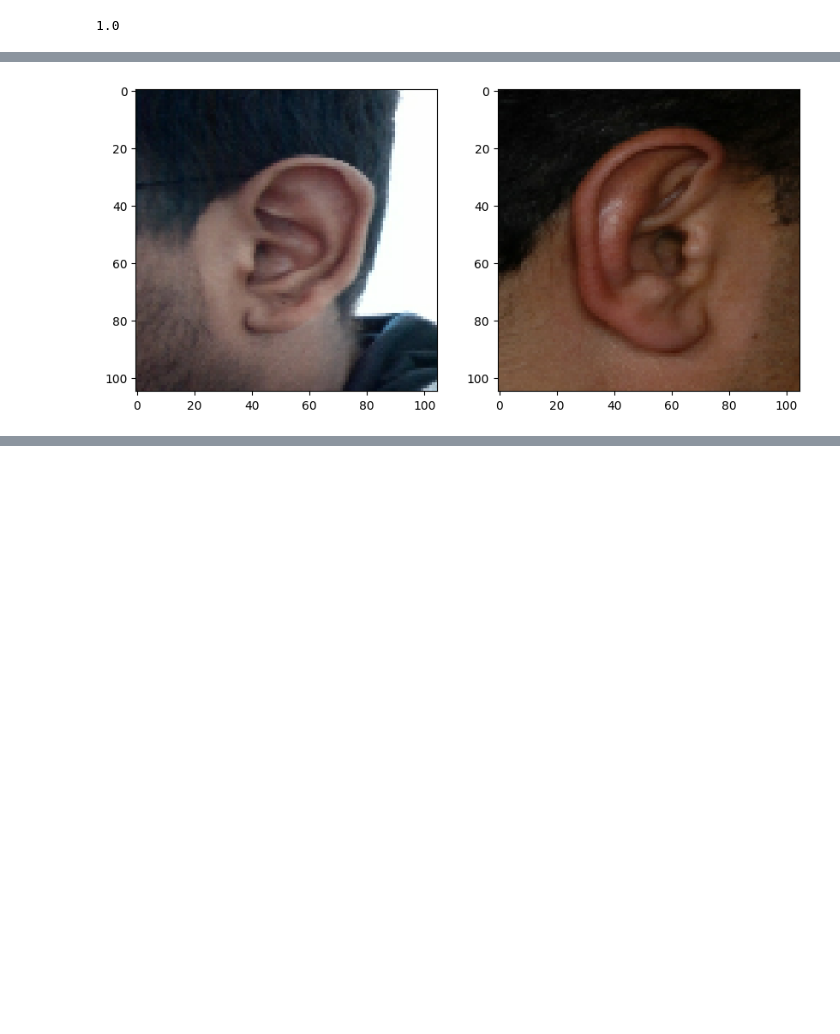
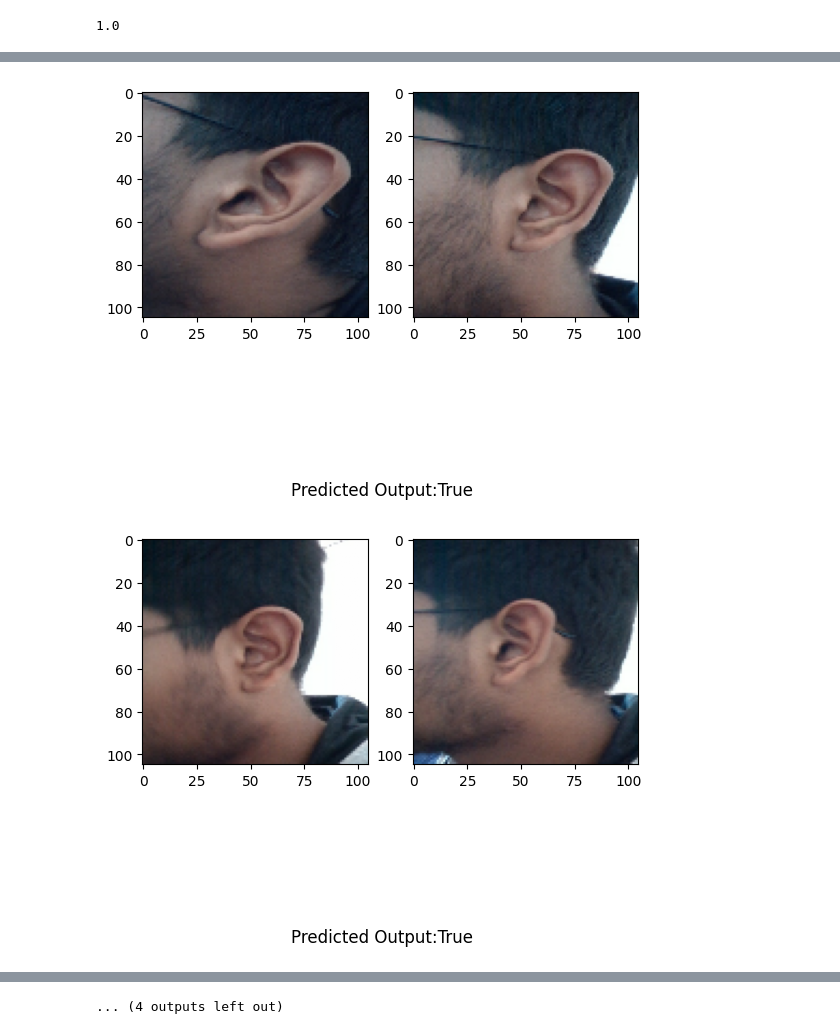
Before and after one commit to phandavinci/earprints, a Jupyter notebook: main.ipynb, the cells around one changed output, grey strips where cells are left out. Saved outputs shown, nothing was run; the diff lists cells and outputs as text; code cells hidden in the pictures; blank space fills up the shorter version.

```diff
--- a/main.ipynb
+++ b/main.ipynb
@@ -378,2 +371,2 @@ ypred = model.predict([testinput, testval])
 # %%
-[1 if prediction>0.5 else 0 for prediction in ypred]
+ypred = [1 if prediction>0.5 else 0 for prediction in ypred]
@@ -430,15 +519,21 @@ print(r.result().numpy(), p.result().numpy())
 # %%
-plt.figure(figsize=(10,8))
+# plt.figure(figsize=(10,8))
 
-# Set first subplot
-plt.subplot(1,2,1)
-plt.imshow(testinput[6])
+for i in range(len(testinput)):
 
-# Set second subplot
-plt.subplot(1,2,2)
-plt.imshow(testval[6])
+    # Set first subplot
+    plt.subplot(1,2,1)
+    plt.imshow(testinput[i])
 
-# Renders cleanly
-plt.show()
+    # Set second subplot
+    plt.subplot(1,2,2)
+    plt.imshow(testval[i])
+
+    plt.text(0.5, -0.1, "Predicted Output:" +  "True" if ypred[i] else "Predicted Output:" +  "False", ha='center', va='center', fontsize=12, transform=plt.gcf().transFigure)
+
+
+    # Renders cleanly
+    plt.show()
 # %% [output]
-[figure, old version]
+[figure, new version]
+[figure, added]
@@ -444,0 +550 @@ plt.show()
+... (4 outputs left out)
```
Also changed, not shown: parts of 12 cells of this notebook.
